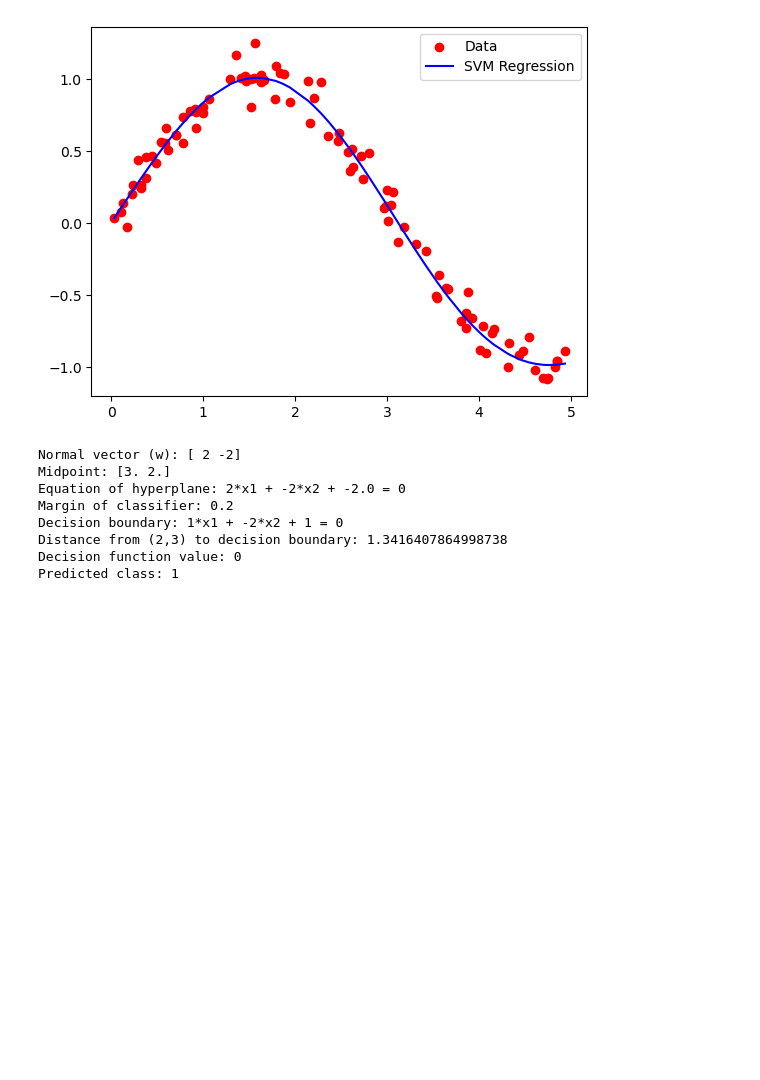
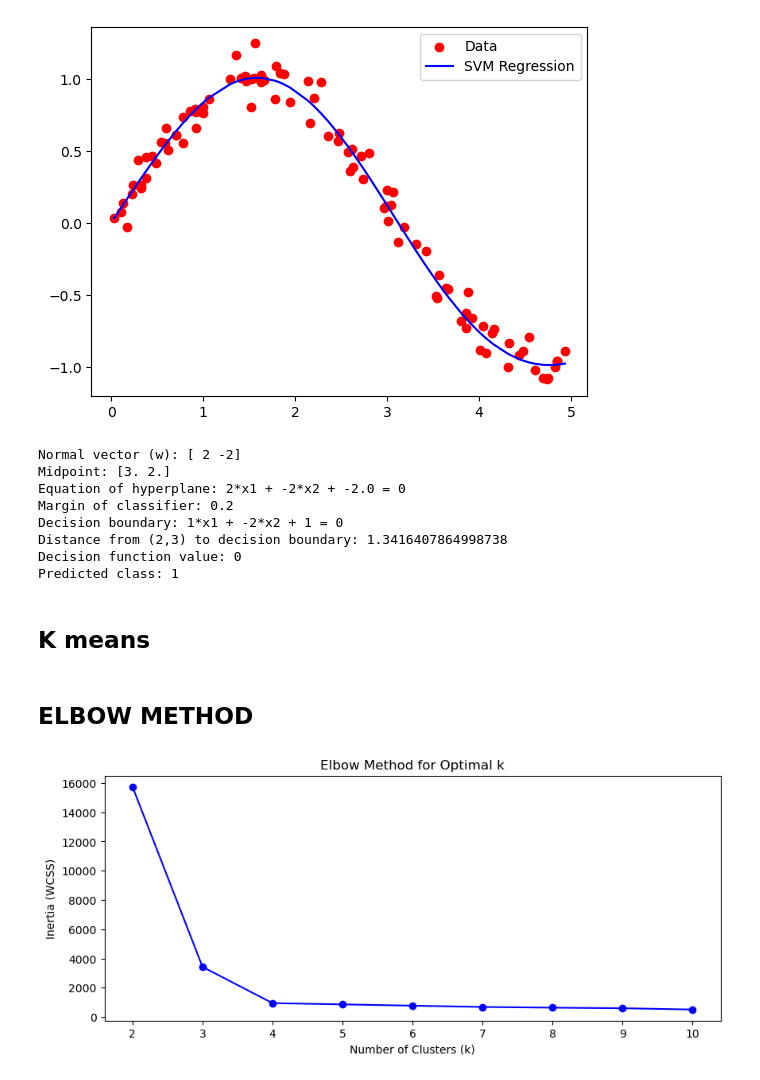
Before and after one commit to Vamc-24/LAB3-1, a Jupyter notebook: lab 3-1/ML/ML Programs.ipynb, the cells around one changed output. Cells and saved outputs as stored; diff of their text form; code cells hidden in the pictures; blank space fills up the shorter version.

Commit message:
Update K means implementation

```diff
--- a/lab 3-1/ML/ML Programs.ipynb
+++ b/lab 3-1/ML/ML Programs.ipynb
@@ -463,3 +463,36 @@ Decision boundary: 1*x1 + -2*x2 + 1 = 0
 Distance from (2,3) to decision boundary: 1.3416407864998738
 Decision function value: 0
 Predicted class: 1
+# %% [markdown]
+## K means
+# %%
+import numpy as np
+import matplotlib.pyplot as plt
+from sklearn.datasets import make_blobs
+from sklearn.cluster import KMeans
+from sklearn.metrics import silhouette_score
+import warnings
+warnings.filterwarnings('ignore')
+
+# 1. Generate synthetic dataset
+X, y = make_blobs(n_samples=500, n_features=2, centers=4, cluster_std=1.0, random_state=42)
+# %% [markdown]
+## ELBOW METHOD
+# %%
+inertia = []   # Sum of squared distances (WCSS)
+K_range = range(2, 11)  # Try k from 2 to 10
+
+for k in K_range:
+    kmeans = KMeans(n_clusters=k, random_state=42)
+    kmeans.fit(X)
+    inertia.append(kmeans.inertia_)
+
+# Plot Elbow Method
+plt.figure(figsize=(10,4))
+plt.plot(K_range, inertia, 'bo-')
+plt.xlabel("Number of Clusters (k)")
+plt.ylabel("Inertia (WCSS)")
+plt.title("Elbow Method for Optimal k")
+plt.show()
+# %% [output]
+[figure, added]
```
Also changed, not shown: parts of 7 cells of this notebook.
